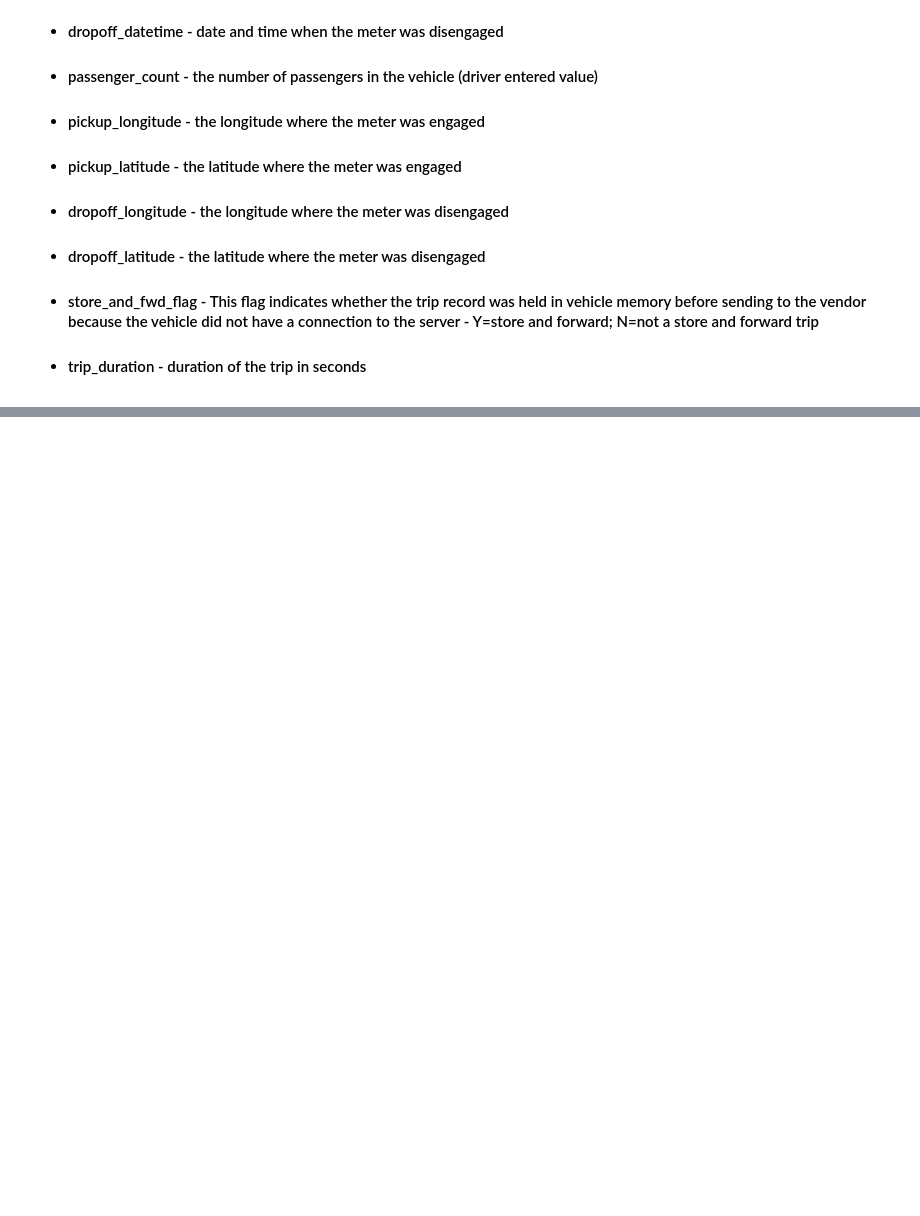
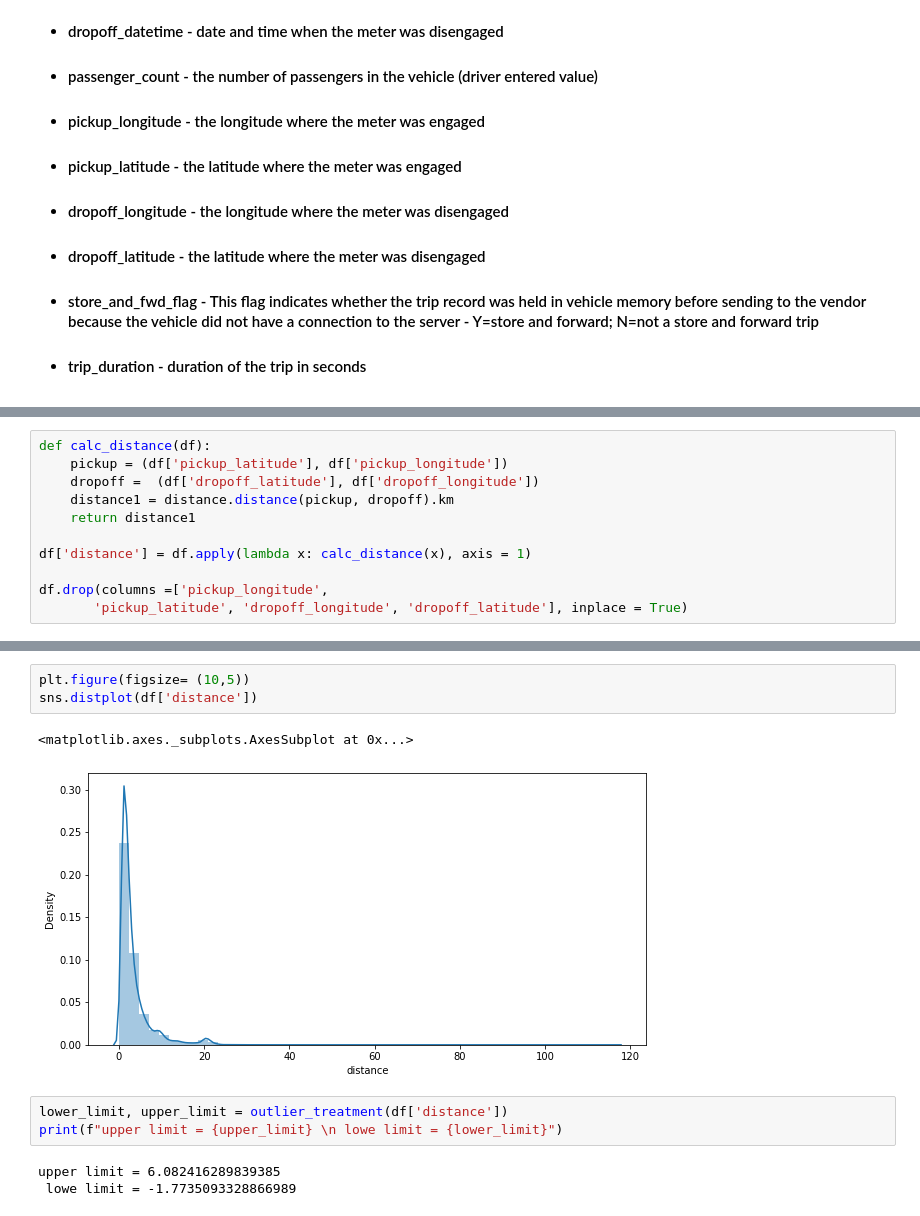
Before and after one commit to prabindebnath25/NYC-Taxi-Trip-Time-Prediction, a Jupyter notebook: NYC_Taxi_Trip_Time_Prediction_Capstone_Project.ipynb, the cells around one changed output, grey strips where cells are left out. Saved outputs shown, nothing was run; the diff lists cells and outputs as text; blank space fills up the shorter version.

```diff
--- a/NYC_Taxi_Trip_Time_Prediction_Capstone_Project.ipynb
+++ b/NYC_Taxi_Trip_Time_Prediction_Capstone_Project.ipynb
@@ -28,0 +195,11 @@
+# %%
+def calc_distance(df):
+    pickup = (df['pickup_latitude'], df['pickup_longitude'])
+    dropoff =  (df['dropoff_latitude'], df['dropoff_longitude'])
+    distance1 = distance.distance(pickup, dropoff).km
+    return distance1
+
+df['distance'] = df.apply(lambda x: calc_distance(x), axis = 1)
+
+df.drop(columns =['pickup_longitude',
+       'pickup_latitude', 'dropoff_longitude', 'dropoff_latitude'], inplace = True)
@@ -28,0 +237,12 @@
+# %%
+plt.figure(figsize= (10,5))
+sns.distplot(df['distance'])
+# %% [output]
+<matplotlib.axes._subplots.AxesSubplot at 0x...>
+[figure, added]
+# %%
+lower_limit, upper_limit = outlier_treatment(df['distance'])
+print(f"upper limit = {upper_limit} \n lowe limit = {lower_limit}")
+# %% [output]
+upper limit = 6.082416289839385
+ lowe limit = -1.7735093328866989
```
Also changed, not shown: parts of 40 cells of this notebook.
